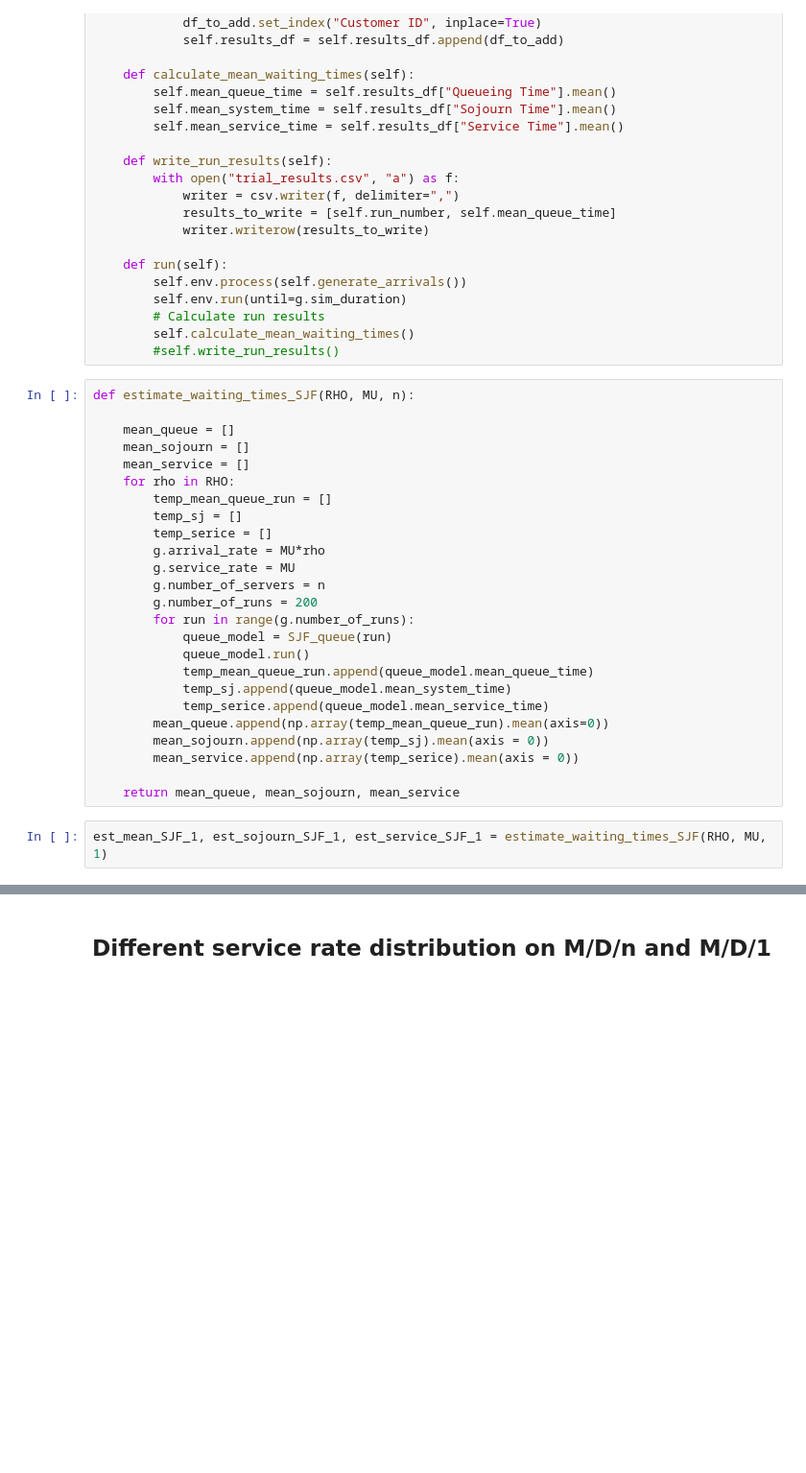
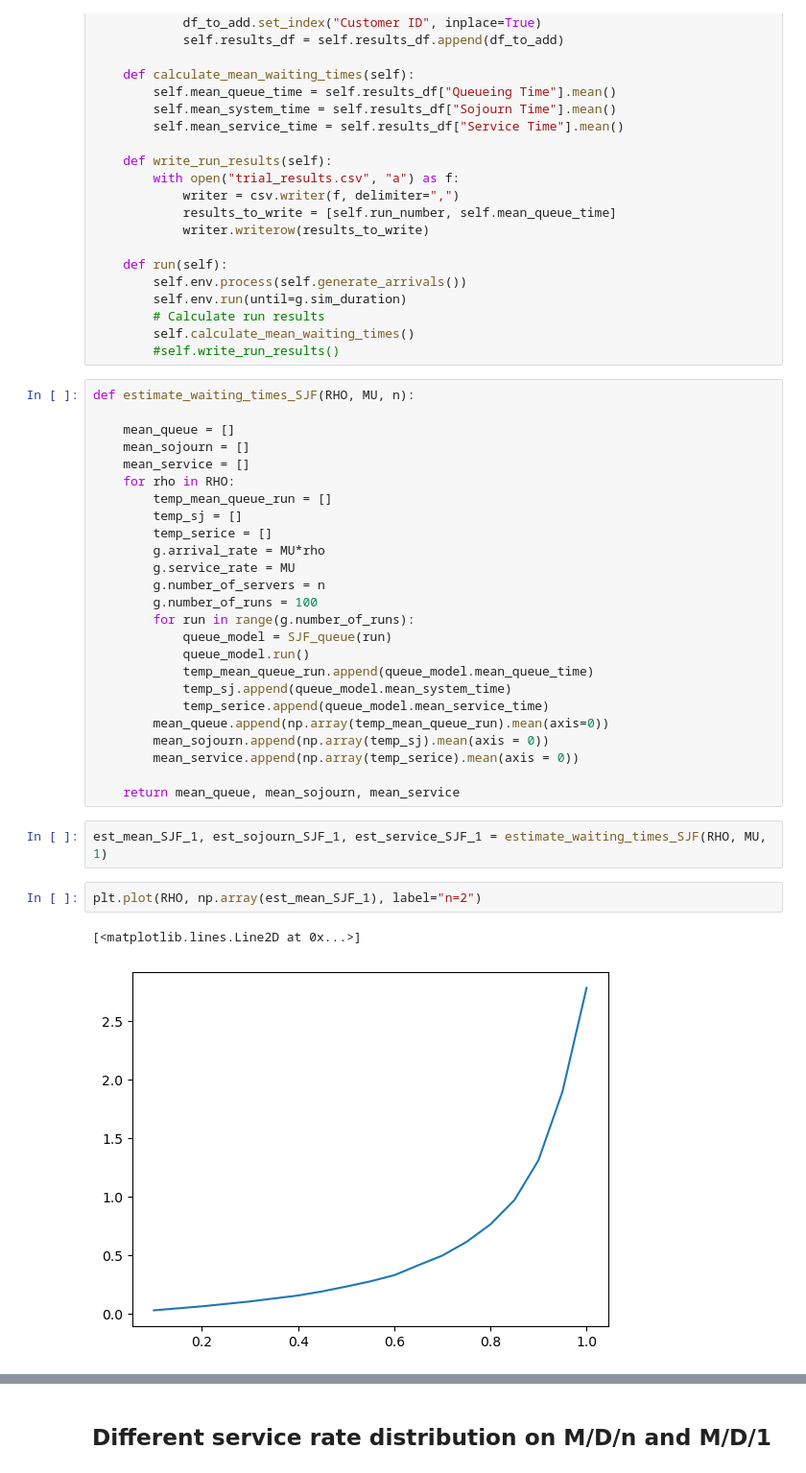
Before and after one commit to gajera-divya/Stochastic_simulations, a Jupyter notebook: SS_Kenia_Divya_Thomas_Assignment2.ipynb, the cells around one changed output, grey strips where cells are left out. Shown at 96% size. Cells and saved outputs as stored; diff of their text form; blank space fills up the shorter version.

```diff
--- a/SS_Kenia_Divya_Thomas_Assignment2.ipynb
+++ b/SS_Kenia_Divya_Thomas_Assignment2.ipynb
@@ -356,7 +362,7 @@ def estimate_waiting_times_SJF(RHO, MU, n):
         g.arrival_rate = MU*rho
         g.service_rate = MU
         g.number_of_servers = n
-        g.number_of_runs = 200
+        g.number_of_runs = 100
         for run in range(g.number_of_runs):
             queue_model = SJF_queue(run)
             queue_model.run()
@@ -370,5 +376,10 @@ def estimate_waiting_times_SJF(RHO, MU, n):
     return mean_queue, mean_sojourn, mean_service
 # %%
 est_mean_SJF_1, est_sojourn_SJF_1, est_service_SJF_1 = estimate_waiting_times_SJF(RHO, MU, 1)
+# %%
+plt.plot(RHO, np.array(est_mean_SJF_1), label="n=2")
+# %% [output]
+[<matplotlib.lines.Line2D at 0x...>]
+[figure, added]
 # %%
 est_mean_SJF_2, est_sojourn_SJF_2, est_service_SJF_2 = estimate_waiting_times_SJF(RHO, MU, 2)
```
Also changed, not shown: parts of 7 cells of this notebook, 6 other files.
